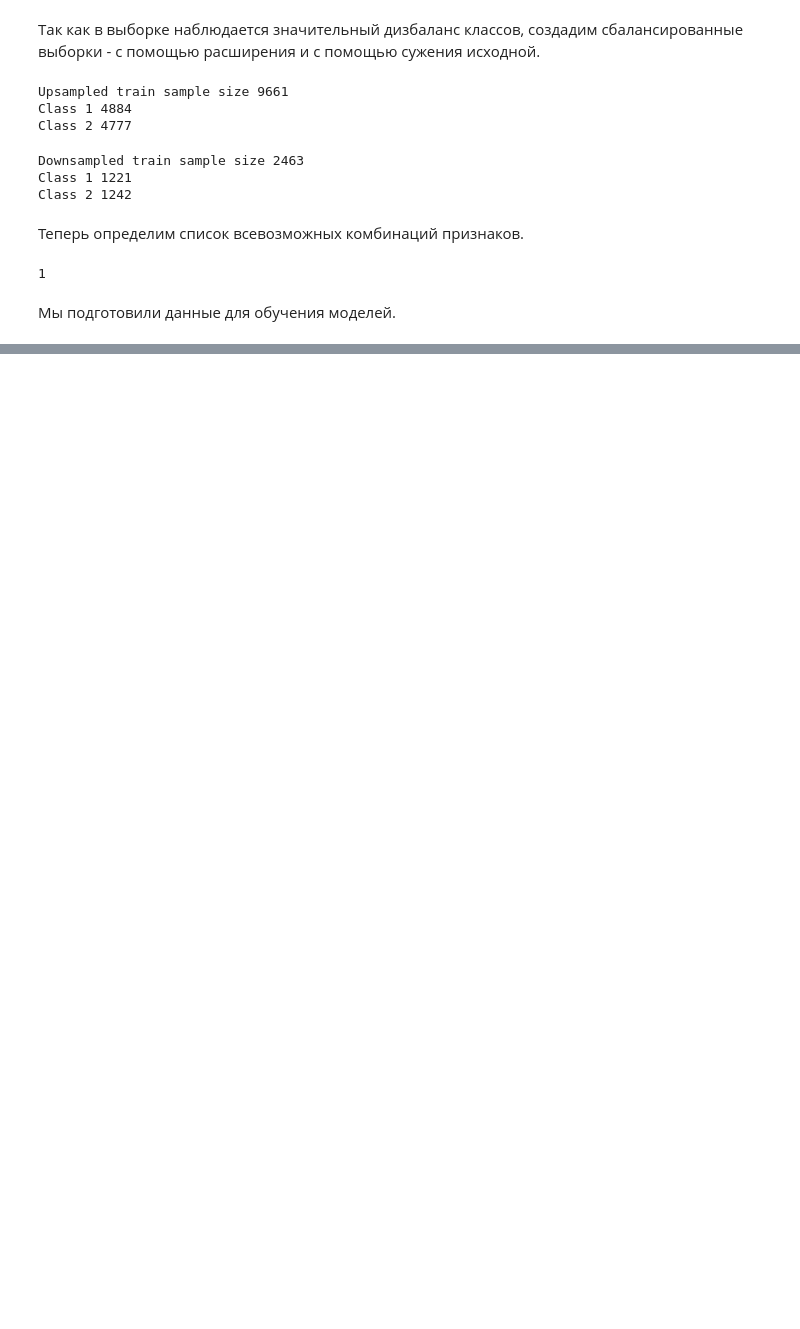
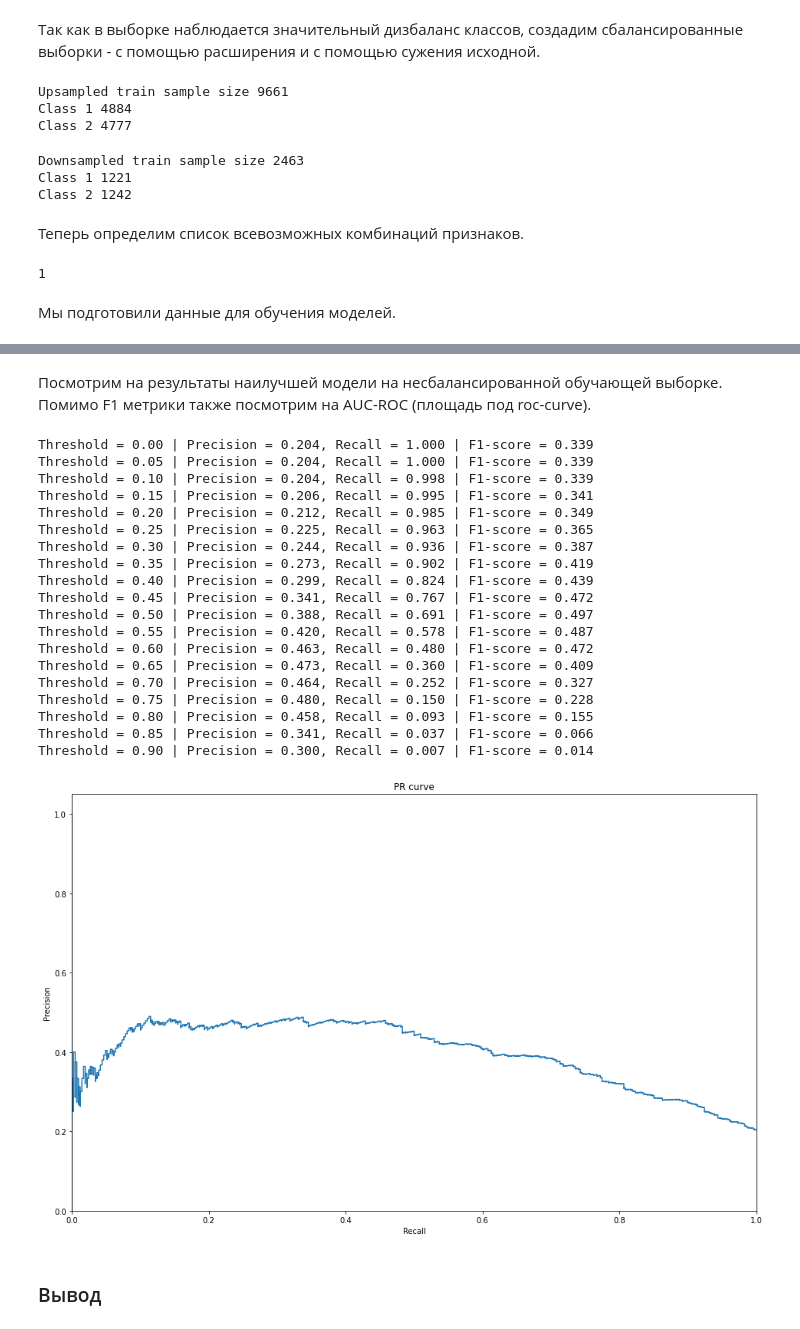
Before and after one commit to aimly/customer_outflow, a Jupyter notebook: notebook.ipynb, the cells around one changed output, grey strips where cells are left out. Cells and saved outputs as stored; diff of their text form; code cells hidden in the pictures; blank space fills up the shorter version.

```diff
--- a/notebook.ipynb
+++ b/notebook.ipynb
@@ -230,0 +1251,27 @@ len(features_list)
+# %% [markdown]
+Посмотрим на результаты наилучшей модели на несбалансированной обучающей выборке. Помимо F1 метрики также посмотрим на AUC-ROC (площадь под roc-curve).
+# %%
+print_pr_curve(lin_reg_down_models[lin_reg_down_best_ind], lin_reg_down_feat[lin_reg_down_best_ind], valid_features, valid_target)
+# %% [output]
+Threshold = 0.00 | Precision = 0.204, Recall = 1.000 | F1-score = 0.339
+Threshold = 0.05 | Precision = 0.204, Recall = 1.000 | F1-score = 0.339
+Threshold = 0.10 | Precision = 0.204, Recall = 0.998 | F1-score = 0.339
+Threshold = 0.15 | Precision = 0.206, Recall = 0.995 | F1-score = 0.341
+Threshold = 0.20 | Precision = 0.212, Recall = 0.985 | F1-score = 0.349
+Threshold = 0.25 | Precision = 0.225, Recall = 0.963 | F1-score = 0.365
+Threshold = 0.30 | Precision = 0.244, Recall = 0.936 | F1-score = 0.387
+Threshold = 0.35 | Precision = 0.273, Recall = 0.902 | F1-score = 0.419
+Threshold = 0.40 | Precision = 0.299, Recall = 0.824 | F1-score = 0.439
+Threshold = 0.45 | Precision = 0.341, Recall = 0.767 | F1-score = 0.472
+Threshold = 0.50 | Precision = 0.388, Recall = 0.691 | F1-score = 0.497
+Threshold = 0.55 | Precision = 0.420, Recall = 0.578 | F1-score = 0.487
+Threshold = 0.60 | Precision = 0.463, Recall = 0.480 | F1-score = 0.472
+Threshold = 0.65 | Precision = 0.473, Recall = 0.360 | F1-score = 0.409
+Threshold = 0.70 | Precision = 0.464, Recall = 0.252 | F1-score = 0.327
+Threshold = 0.75 | Precision = 0.480, Recall = 0.150 | F1-score = 0.228
+Threshold = 0.80 | Precision = 0.458, Recall = 0.093 | F1-score = 0.155
+Threshold = 0.85 | Precision = 0.341, Recall = 0.037 | F1-score = 0.066
+Threshold = 0.90 | Precision = 0.300, Recall = 0.007 | F1-score = 0.014
+[figure, added]
+# %% [markdown]
+### Вывод
```
Also changed, not shown: parts of 45 cells of this notebook.
